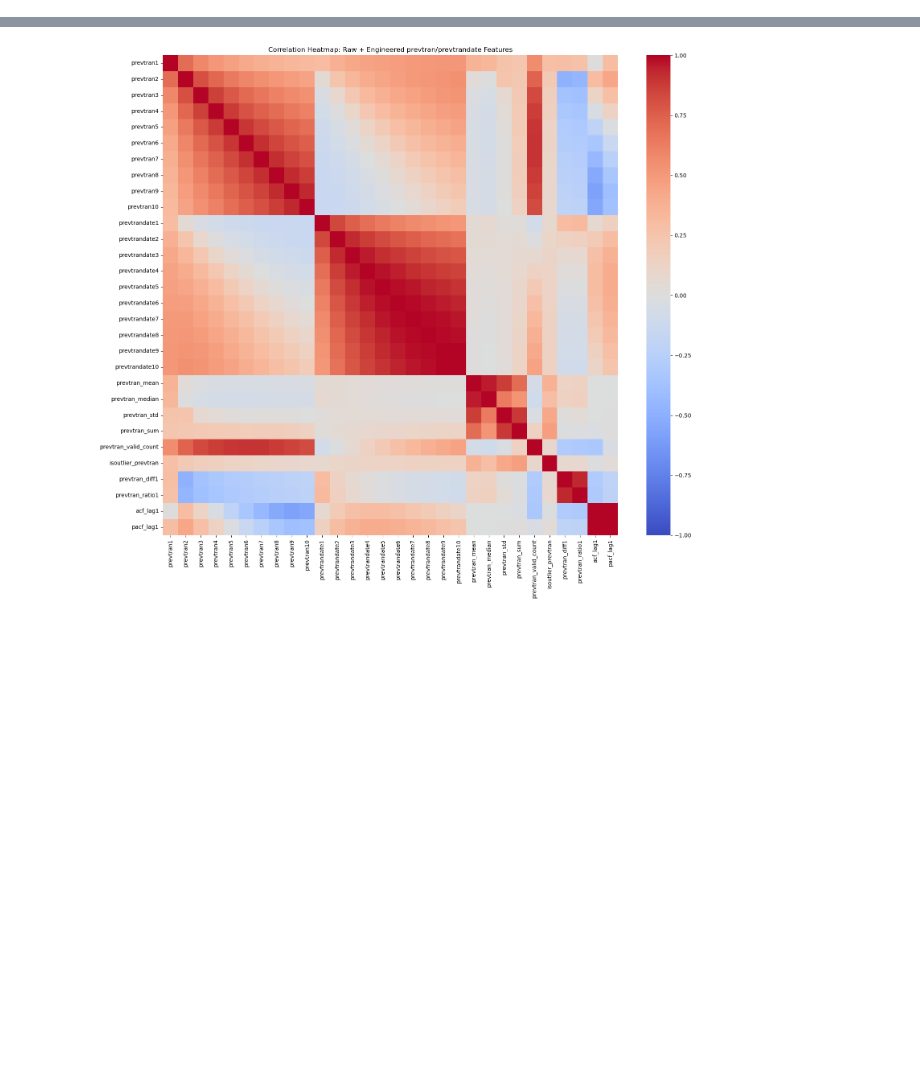
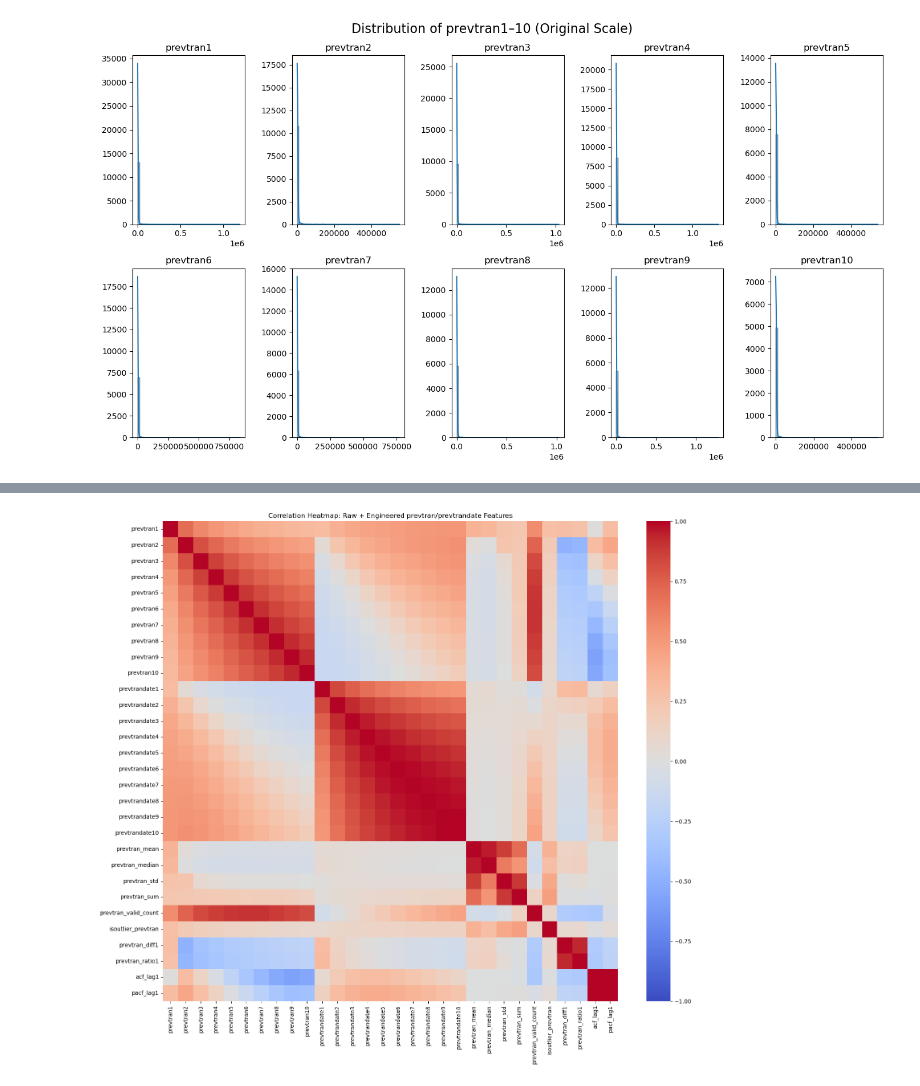
Before and after one commit to YicenYe/Citizens_Project, a Jupyter notebook: feature_engineering_ke.ipynb, the cells around one changed output, grey strips where cells are left out. Drawn from its saved outputs; the diff is of its cells as text; code cells hidden in the pictures; blank space fills up the shorter version.

```diff
--- a/feature_engineering.ipynb
+++ b/feature_engineering_ke.ipynb
@@ -10,3 +10,25 @@ def load_data():
     return df
 # %%
 df = load_data()
+# %%
+import pandas as pd
+import matplotlib.pyplot as plt
+import seaborn as sns
+
+# Define column names
+prevtran_cols = [f'prevtran{i}' for i in range(1, 11)]
+
+# Set up plotting
+plt.figure(figsize=(14, 8))
+for i, col in enumerate(prevtran_cols, 1):
+    plt.subplot(2, 5, i)
+    sns.histplot(df[col], kde=True, bins=50)
+    plt.title(col)
+    plt.xlabel('')
+    plt.ylabel('')
+
+plt.suptitle('Distribution of prevtran1–10 (Original Scale)', fontsize=16)
+plt.tight_layout()
+plt.show()
+# %% [output]
+[figure, added]
```
Also changed, not shown: parts of 2 cells of this notebook, 3 other files.
